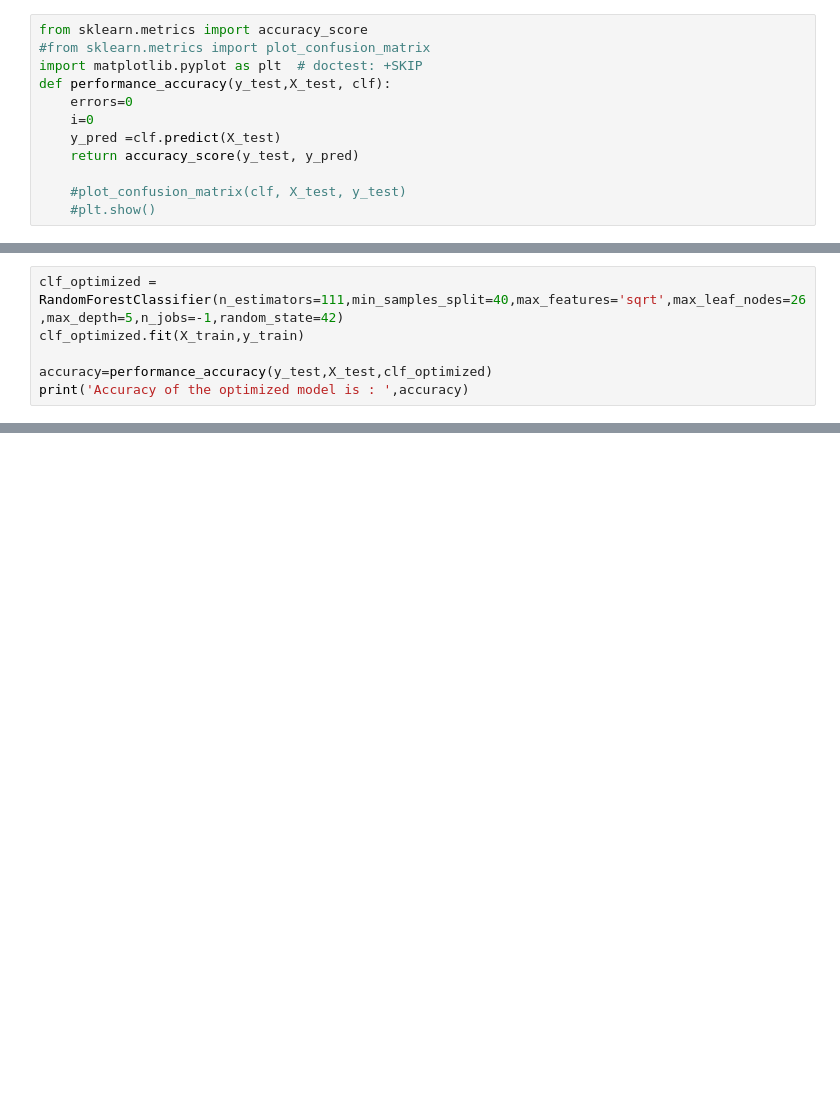
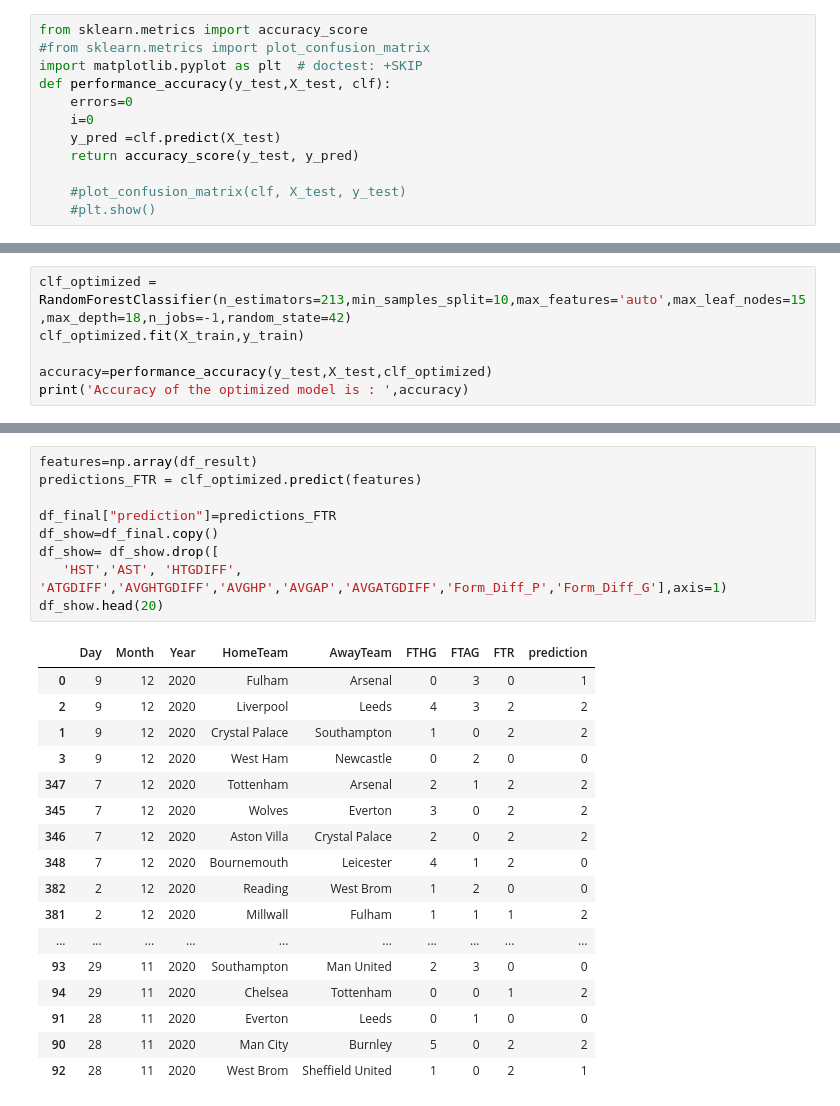
Before and after one commit to amineYaker/football_games_predictions, a Jupyter notebook: predict.ipynb, the cells around one changed output, grey strips where cells are left out. Drawn from its saved outputs; the diff is of its cells as text; blank space fills up the shorter version.

```diff
--- a/predict.ipynb
+++ b/predict.ipynb
@@ -155,5 +156,5 @@ print(best_params)
 # %%
-clf_optimized = RandomForestClassifier(n_estimators=111,min_samples_split=40,max_features='sqrt',max_leaf_nodes=26,max_depth=5,n_jobs=-1,random_state=42)
+clf_optimized = RandomForestClassifier(n_estimators=213,min_samples_split=10,max_features='auto',max_leaf_nodes=15,max_depth=18,n_jobs=-1,random_state=42)
 clf_optimized.fit(X_train,y_train)
 
 accuracy=performance_accuracy(y_test,X_test,clf_optimized)
@@ -162,0 +180,27 @@ Accuracy of the optimized model is :  0.593103448275862
+# %%
+features=np.array(df_result)
+predictions_FTR = clf_optimized.predict(features)
+
+df_final["prediction"]=predictions_FTR
+df_show=df_final.copy()
+df_show= df_show.drop([
+   'HST','AST', 'HTGDIFF', 'ATGDIFF','AVGHTGDIFF','AVGHP','AVGAP','AVGATGDIFF','Form_Diff_P','Form_Diff_G'],axis=1)
+df_show.head(20)
+# %% [output]
+|  | Day | Month | Year | HomeTeam | AwayTeam | FTHG | FTAG | FTR | prediction |
+| 0 | 9 | 12 | 2020 | Fulham | Arsenal | 0 | 3 | 0 | 1 |
+| 2 | 9 | 12 | 2020 | Liverpool | Leeds | 4 | 3 | 2 | 2 |
+| 1 | 9 | 12 | 2020 | Crystal Palace | Southampton | 1 | 0 | 2 | 2 |
+| 3 | 9 | 12 | 2020 | West Ham | Newcastle | 0 | 2 | 0 | 0 |
+| 347 | 7 | 12 | 2020 | Tottenham | Arsenal | 2 | 1 | 2 | 2 |
+| 345 | 7 | 12 | 2020 | Wolves | Everton | 3 | 0 | 2 | 2 |
+| 346 | 7 | 12 | 2020 | Aston Villa | Crystal Palace | 2 | 0 | 2 | 2 |
+| 348 | 7 | 12 | 2020 | Bournemouth | Leicester | 4 | 1 | 2 | 0 |
+| 382 | 2 | 12 | 2020 | Reading | West Brom | 1 | 2 | 0 | 0 |
+| 381 | 2 | 12 | 2020 | Millwall | Fulham | 1 | 1 | 1 | 2 |
+| ... | ... | ... | ... | ... | ... | ... | ... | ... | ... |
+| 93 | 29 | 11 | 2020 | Southampton | Man United | 2 | 3 | 0 | 0 |
+| 94 | 29 | 11 | 2020 | Chelsea | Tottenham | 0 | 0 | 1 | 2 |
+| 91 | 28 | 11 | 2020 | Everton | Leeds | 0 | 1 | 0 | 0 |
+| 90 | 28 | 11 | 2020 | Man City | Burnley | 5 | 0 | 2 | 2 |
+| 92 | 28 | 11 | 2020 | West Brom | Sheffield United | 1 | 0 | 2 | 1 |
```
Also changed, not shown: parts of 12 cells of this notebook, 2 other files.
